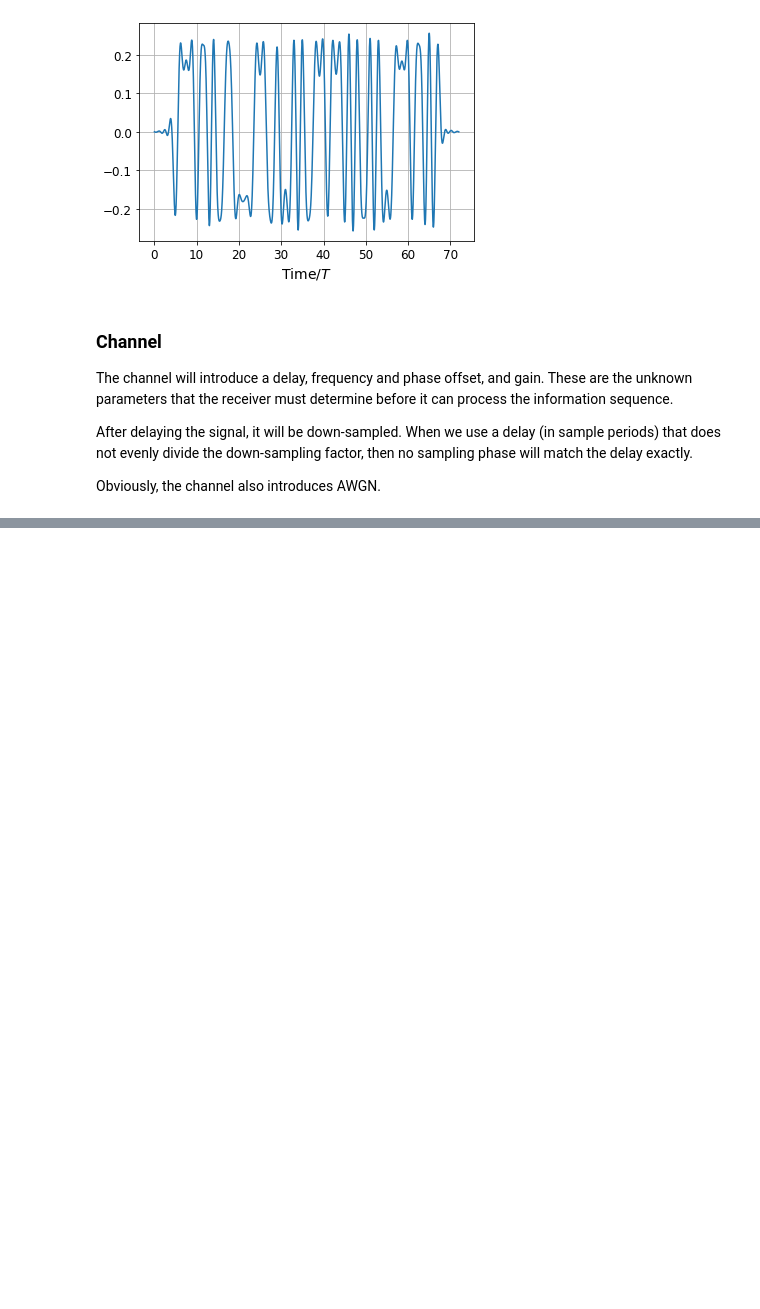
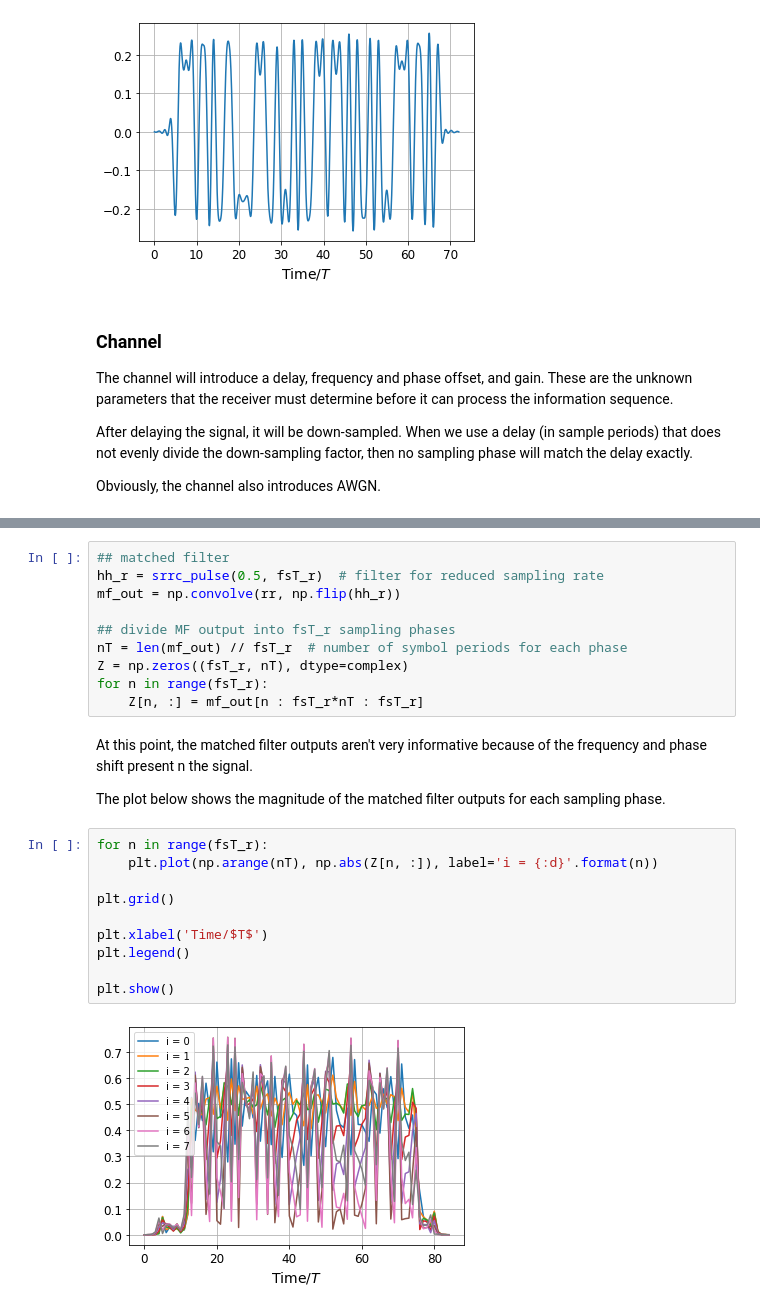
Before and after one commit to bepepa/digital_comms, a Jupyter notebook: 060_initial_synch.ipynb, the cells around one changed output, grey strips where cells are left out. Cells and saved outputs as stored; diff of their text form; blank space fills up the shorter version.

```diff
--- a/060_initial_synch.ipynb
+++ b/060_initial_synch.ipynb
@@ -436,0 +462,26 @@ np.sum(hh[::4]**2)
+# %%
+## matched filter
+hh_r = srrc_pulse(0.5, fsT_r)  # filter for reduced sampling rate
+mf_out = np.convolve(rr, np.flip(hh_r))
+
+## divide MF output into fsT_r sampling phases
+nT = len(mf_out) // fsT_r  # number of symbol periods for each phase
+Z = np.zeros((fsT_r, nT), dtype=complex)
+for n in range(fsT_r):
+    Z[n, :] = mf_out[n : fsT_r*nT : fsT_r]
+# %% [markdown]
+At this point, the matched filter outputs aren't very informative because of the frequency and phase shift present n the signal.
+
+The plot below shows the magnitude of the matched filter outputs for each sampling phase.
+# %%
+for n in range(fsT_r):
+    plt.plot(np.arange(nT), np.abs(Z[n, :]), label='i = {:d}'.format(n))
+
+plt.grid()
+
+plt.xlabel('Time/$T$')
+plt.legend()
+
+plt.show()
+# %% [output]
+[figure, added]
```
Also changed, not shown: parts of 25 cells of this notebook.
